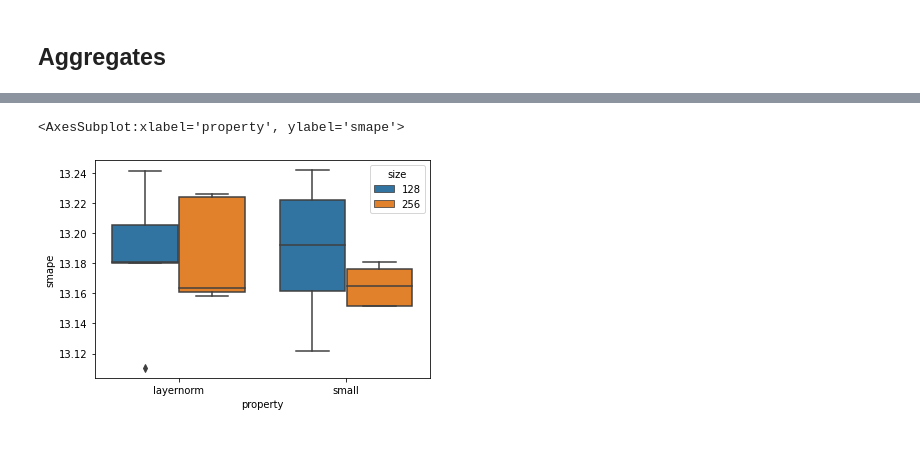
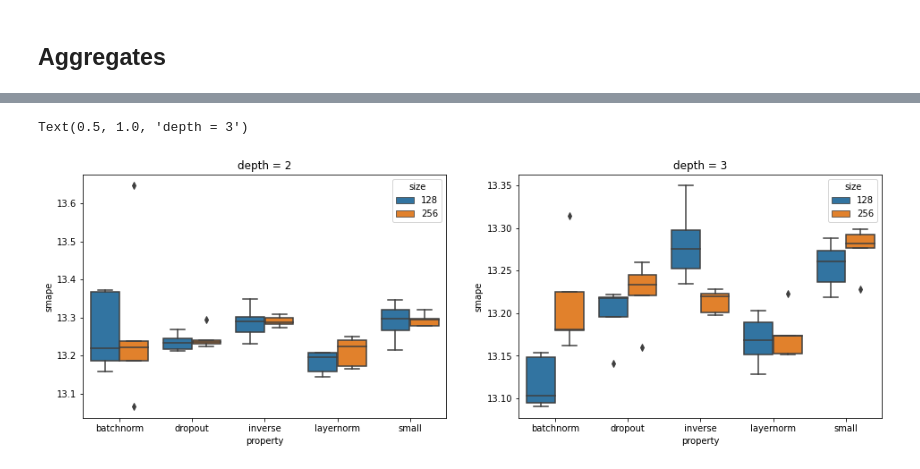
Before and after one commit to djib2011/forecasting-augmentation, a Jupyter notebook: experimentation/architecture_investigation.ipynb, the cells around one changed output, grey strips where cells are left out. Drawn from its saved outputs; the diff is of its cells as text; code cells hidden in the pictures.

```diff
--- a/experimentation/architecture_investigation.ipynb
+++ b/experimentation/architecture_investigation.ipynb
@@ -91,5 +91,14 @@ sns.boxplot(x='size', y='smape', data=df_last_epoch)
-# %%
-sns.boxplot(x='property', y='smape', data=df_last_epoch[df_last_epoch['depth'] == 3], hue='size')
-# %% [output]
-<AxesSubplot:xlabel='property', ylabel='smape'>
-[figure, removed]
+# %%
+plt.figure(figsize=(16, 5))
+
+ax = plt.subplot(121)
+sns.boxplot(x='property', y='smape', data=df_last_epoch[df_last_epoch['depth'] == 2], hue='size', ax=ax)
+ax.set_title('depth = 2')
+
+
+ax = plt.subplot(122)
+sns.boxplot(x='property', y='smape', data=df_last_epoch[df_last_epoch['depth'] == 3], hue='size', ax=ax)
+ax.set_title('depth = 3')
+# %% [output]
+Text(0.5, 1.0, 'depth = 3')
+[figure, added]
```
Also changed, not shown: parts of 8 cells of this notebook, 2 other files.
